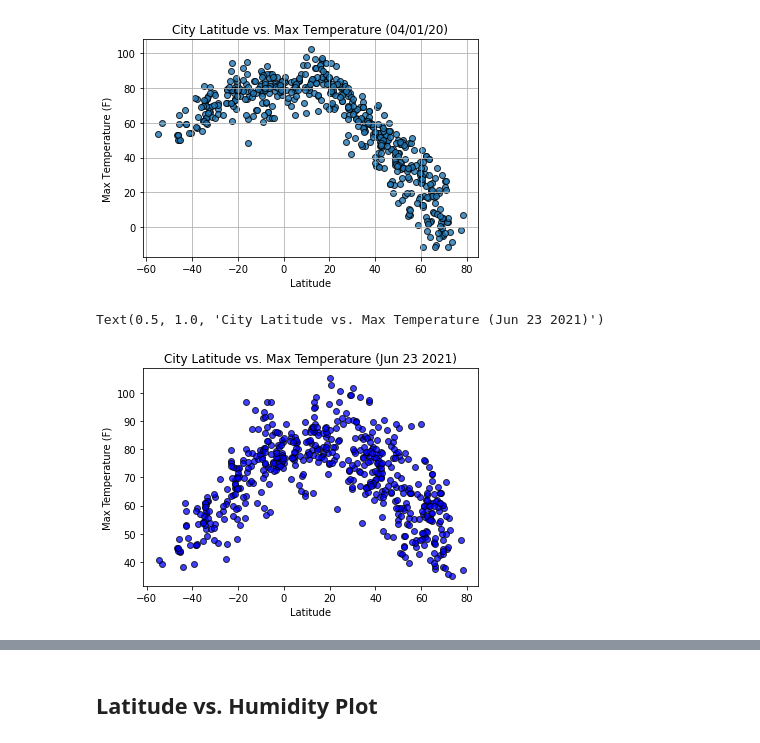
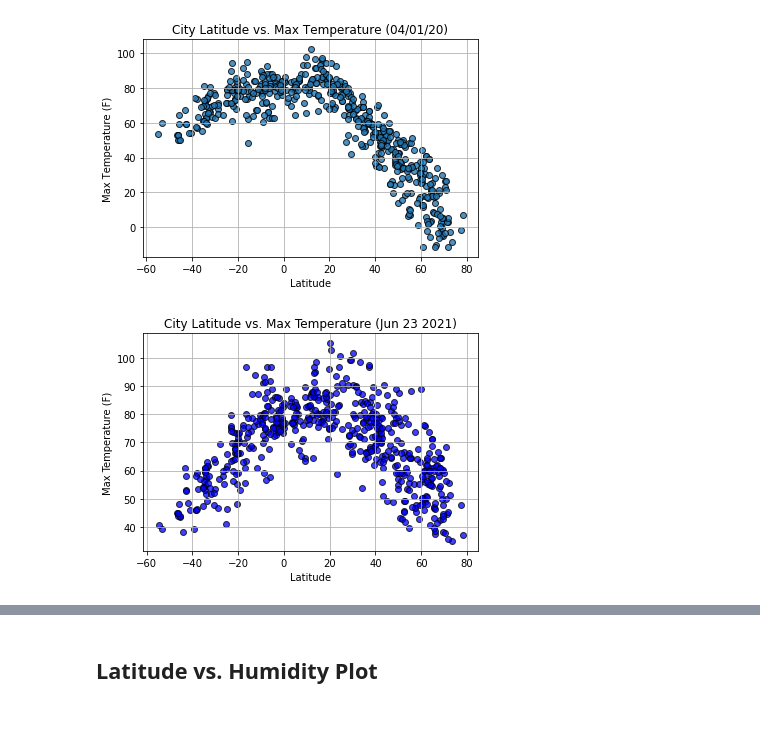
Before and after one commit to gpawlows/Python-API-Challenge, a Jupyter notebook: starter_code/WeatherPy.ipynb, the cells around one changed output, grey strips where cells are left out. Saved outputs shown, nothing was run; the diff lists cells and outputs as text; code cells hidden in the pictures.

```diff
--- a/starter_code/WeatherPy.ipynb
+++ b/starter_code/WeatherPy.ipynb
@@ -215,15 +210,15 @@ weather_summary_df.describe()
 [figure]
 # %%
 todays_date = time.ctime(weather_summary_df['Date'][0])
-x_limit = weather_summary_df['lats'].max() - weather_summary_df['lats'].min()
 x_axis = weather_summary_df['lats']
 y_axis = weather_summary_df['Max Temp']
 plt.scatter(x_axis, y_axis, marker = "o", facecolors = "blue", edgecolors = "black", alpha = .75)
 plt.xlabel('Latitude')
 plt.ylabel('Max Temperature (F)')
+plt.grid()
 plot_date = todays_date[4:-14]
 plot_year = todays_date[-4:]
 plt.title(f"City Latitude vs. Max Temperature ({plot_date} {plot_year})")
+plt.savefig('../output_data/figure_1.png')
 # %% [output]
-Text(0.5, 1.0, 'City Latitude vs. Max Temperature (Jun 23 2021)')
-[figure, old version]
+[figure, new version]
```
Also changed, not shown: parts of 6 cells of this notebook, 10 other files.
